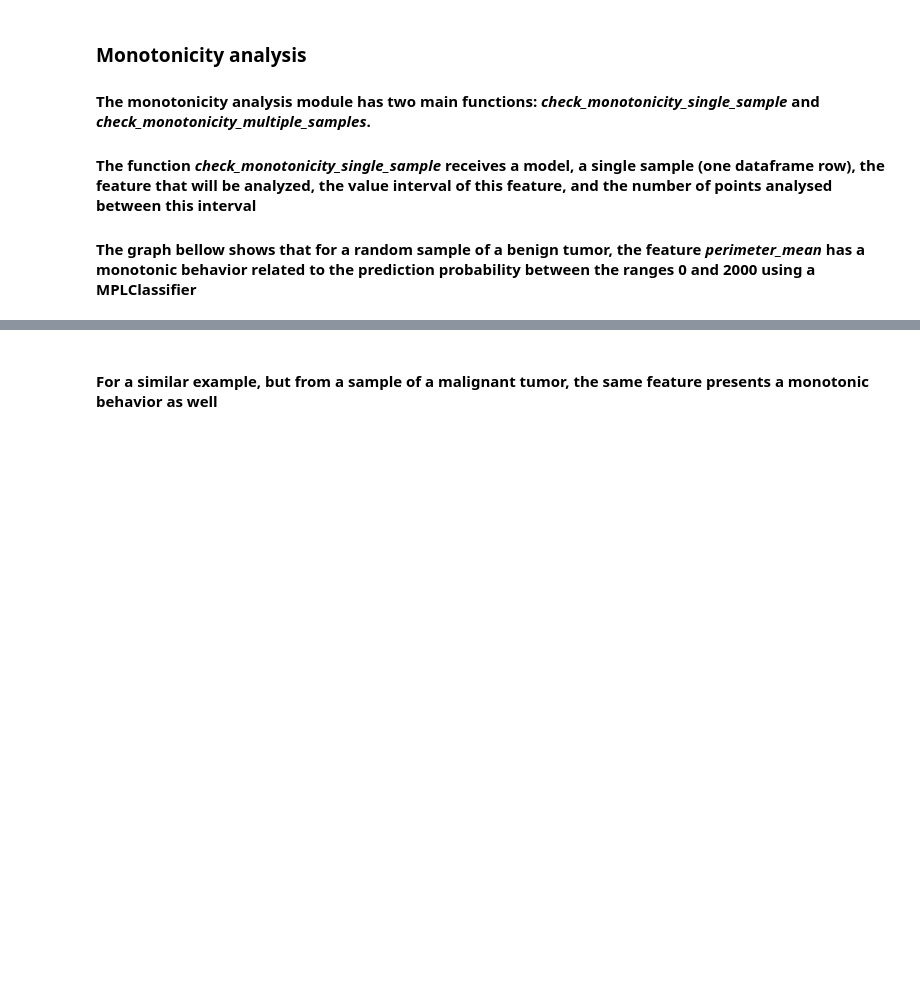
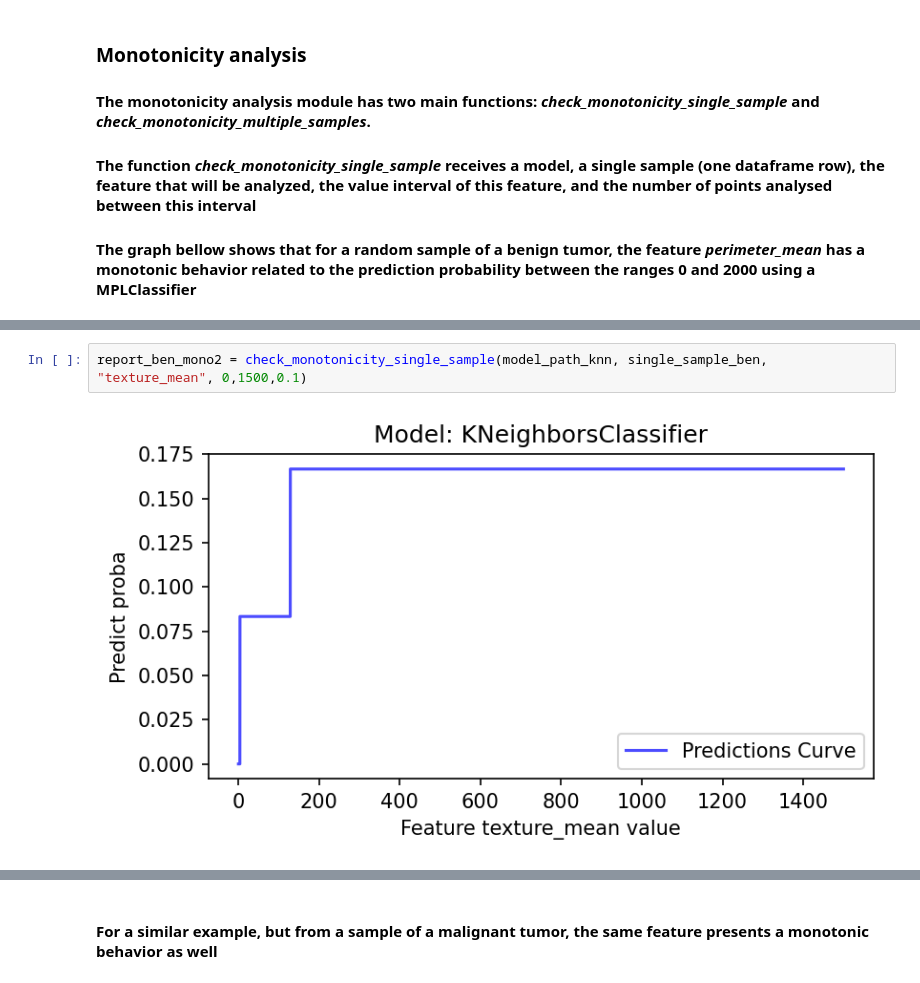
Before and after one commit to jpgianfaldoni/MLBugDetection, a Jupyter notebook: src/Tutorial.ipynb, the cells around one changed output, grey strips where cells are left out. Saved outputs shown, nothing was run; the diff lists cells and outputs as text; blank space fills up the shorter version.

```diff
--- a/src/Tutorial.ipynb
+++ b/src/Tutorial.ipynb
@@ -45,0 +67,4 @@ report_ben_mono = check_monotonicity_single_sample(model_path_nn, single_sample_
+# %%
+report_ben_mono2 = check_monotonicity_single_sample(model_path_knn, single_sample_ben, "texture_mean", 0,1500,0.1)
+# %% [output]
+[figure, added]
```
Also changed, not shown: parts of 48 cells of this notebook, 5 other files.
